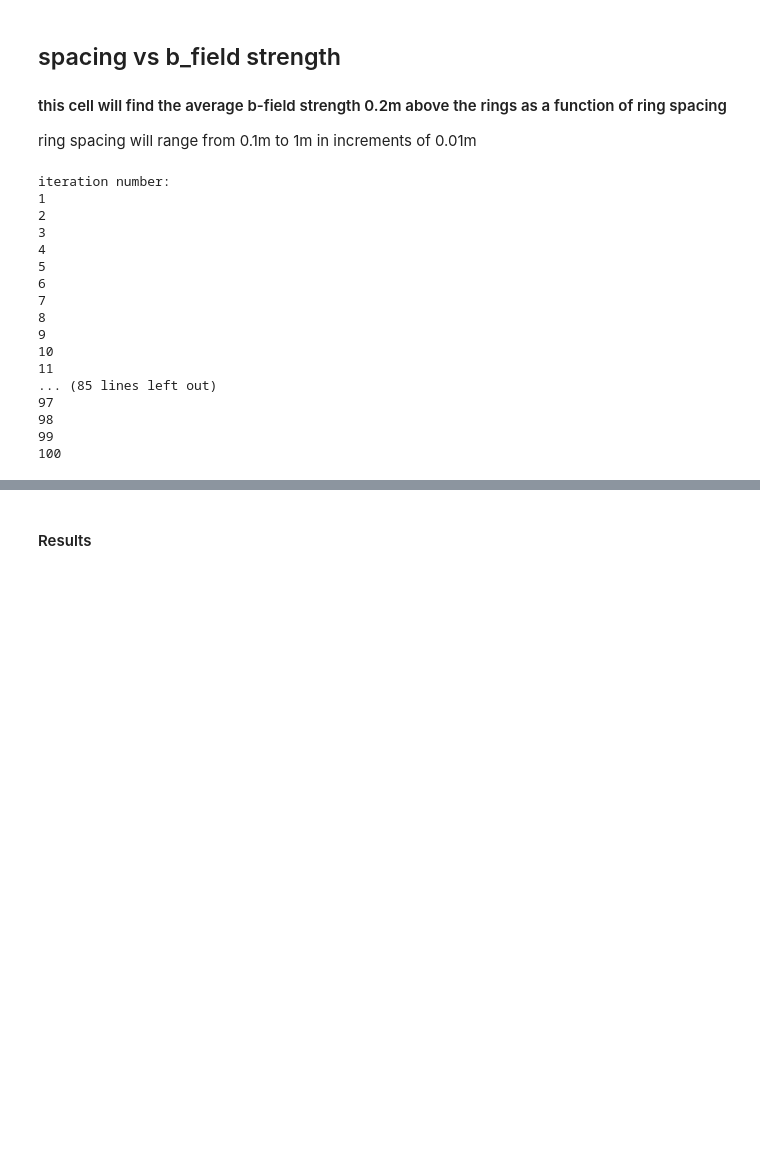
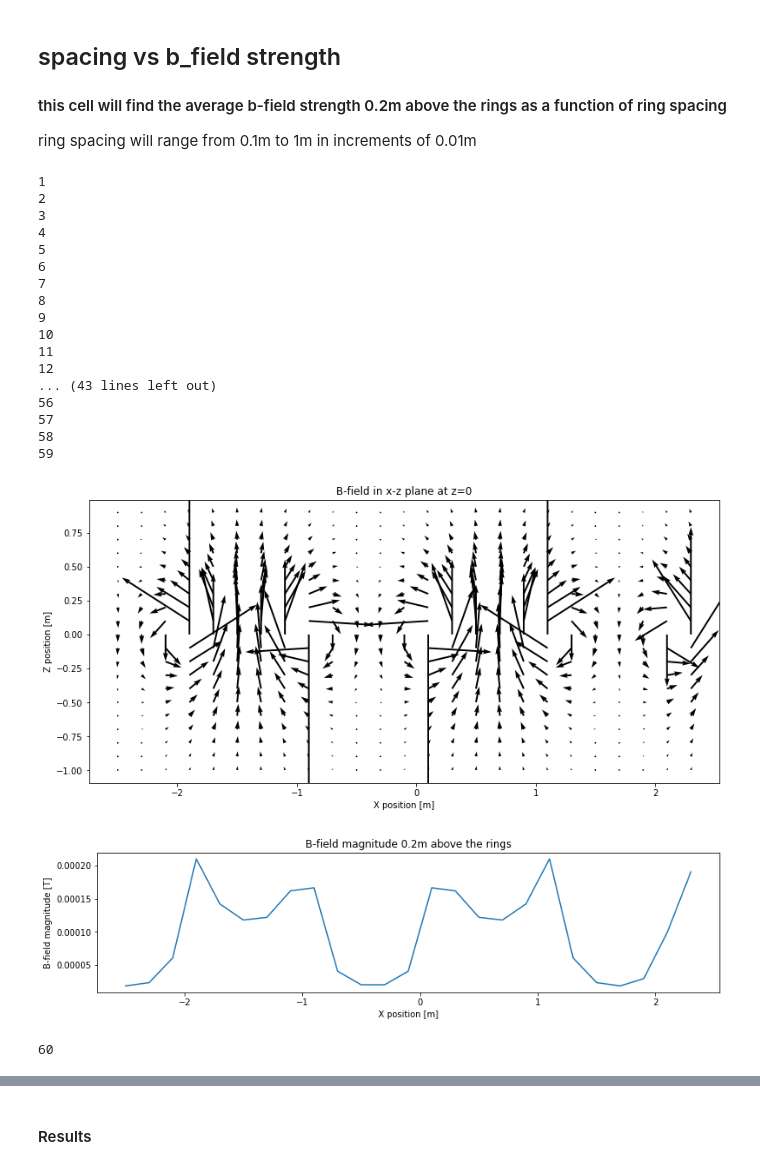
Before and after one commit to rylittle13/Physics260FinalProject, a Jupyter notebook: Final Project.ipynb, the cells around one changed output, grey strips where cells are left out. Saved outputs shown, nothing was run; the diff lists cells and outputs as text; code cells hidden in the pictures; blank space fills up the shorter version.

```diff
--- a/Final Project.ipynb
+++ b/Final Project.ipynb
@@ -443,58 +437,88 @@ z_max = 1
 y_value = 0
 z_pos = 0
 
+x_range = np.arange(x_min, x_max, x_step)
+z_range = np.arange(z_min, z_max, z_step)
+X_mesh, Z_mesh = np.meshgrid(x_range, z_range)
+
 ## define local parameters
-R_loop = .5
-x_pos = 0
 y_pos = 0
 I = 100
 x_step = 0.2
 z_step = 0.1
 
+
 ## the while loop that calls the function to solve for the B-field
-increments = 100
-B_mag_mean = np.zeros(increments)
+increments = 30
+B_mag_mean = np.zeros(2*increments)
 i = 0
-print "iteration number:"
-while(i < increments):
+while(i < 2*increments):
     m = 0
     spacing = 0.1 + (i/increments)
     x_pos = x_min - 2*R_loop ## initialize the position of the first ring to the left outside of the x_range,
                              ## so that the b-field will be uniform for the entirety of the space we are looking at
     num_rings = (-2*x_pos)/spacing ## this creates the right number of rings to span from x_min to x_max with extra space on the sides
     Bx = 0
     By = 0
     Bz = 0
     while(m < num_rings):
         Bx_temp,By_temp,Bz_temp = B_xz_plane(x_min,x_max,z_min,z_max,
                               x_step, z_step, y_value,R_loop,
                               x_pos,y_pos,z_pos,I)
         Bx += Bx_temp
         By += By_temp
         Bz += Bz_temp
         m += 1
         x_pos += spacing
+    if(i == 59):
+        B_mag = np.sqrt(Bx**2 + Bz**2)
+        ok = np.ones((np.size(z_range),np.size(x_range)))
+        p = 0
+        while (p < np.size(x_range)):
+            n = 0
+            while (n < np.size(z_range)):
+                if(B_mag[n,p] > np.min(B_mag)*20000000000):
+                    ok[n,p] = 0
+                n += 1
+            p += 1
+        plt.figure(figsize=(13,6))
+        qplot = plt.quiver(X_mesh, Z_mesh, ok*Bx, ok*Bz)
+        plt.title('B-field in x-z plane at z=0')
+        plt.ylabel('Z position [m]')
+        plt.xlabel('X position [m]')
+        plt.show()
+
+        plt.figure(figsize=(13,3))
+        plt.plot(x_range, B_mag[9, :])
+        plt.title('B-field magnitude 0.2m above the rings')
+        plt.ylabel('B-field magnitude [T]')
+        plt.xlabel('X position [m]')
+        plt.show()
+
     B_mag_temp = np.sqrt(Bx**2 + Bz**2) #np.sqrt(Bx**2 + Bz**2)
     B_mag_mean[i] = np.mean(B_mag_temp[9,:])
     print (i + 1)
     i += 1
 # %% [output]
-iteration number:
 1
 2
 3
 4
 5
 6
 7
 8
 9
 10
 11
-... (85 lines left out)
-97
-98
-99
-100
+12
+... (43 lines left out)
+56
+57
+58
+59
+[figure, added]
+[figure, added]
+60
 # %%
 ## for plotting
```
Also changed, not shown: parts of 11 cells of this notebook.
